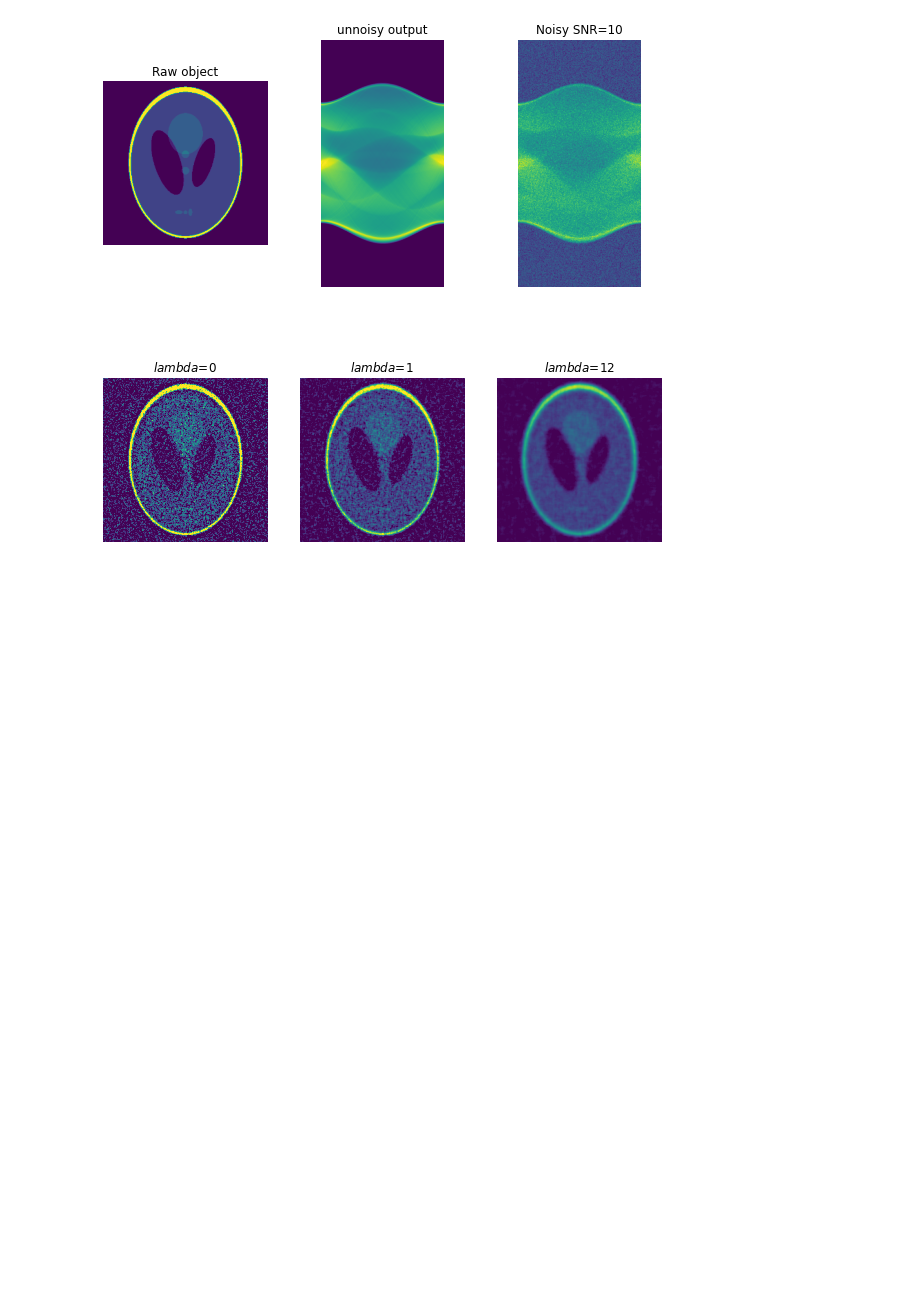
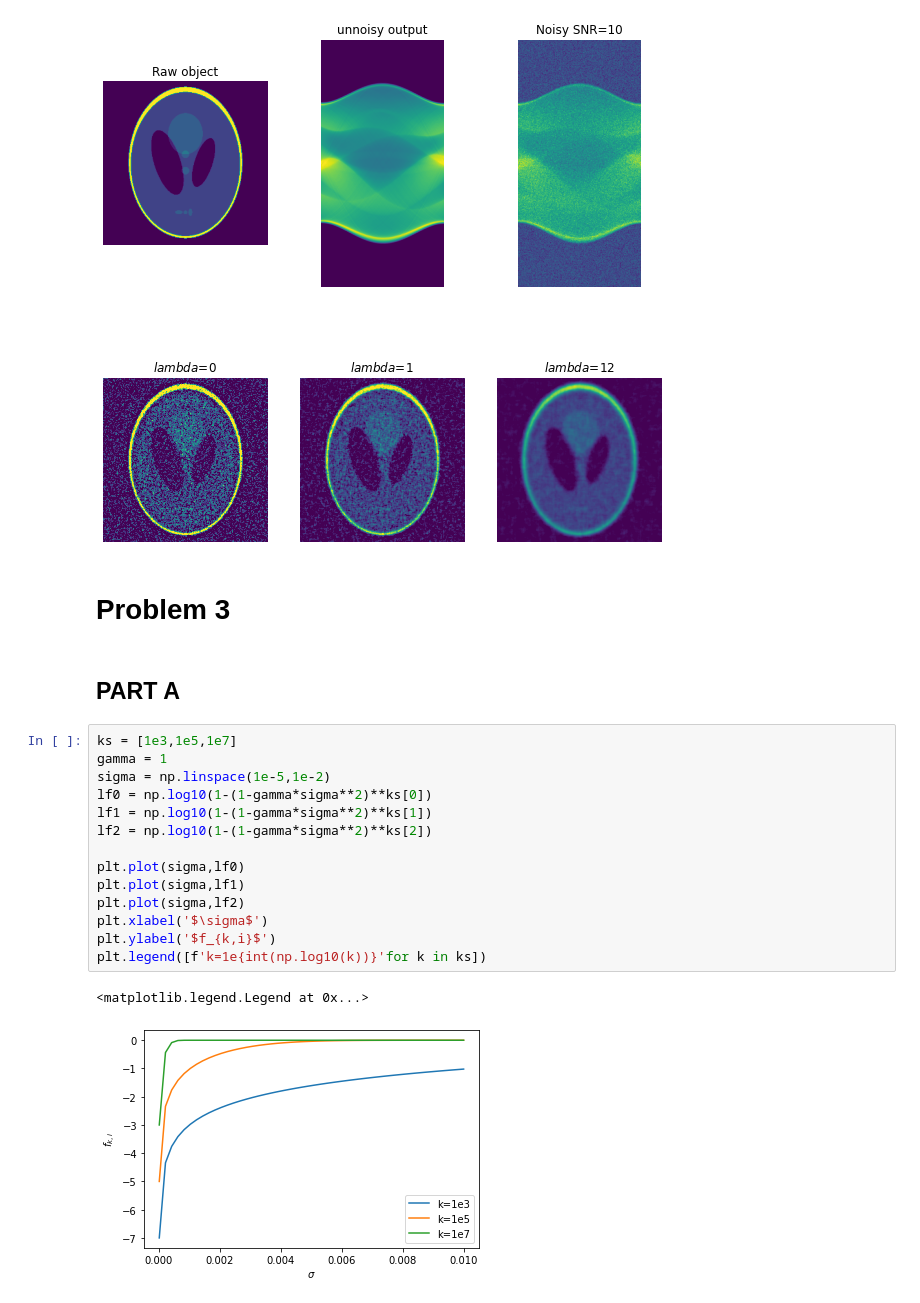
Before and after one commit to masa512/ece558, a Jupyter notebook: HW6.ipynb, the cells around one changed output. Saved outputs shown, nothing was run; the diff lists cells and outputs as text; blank space fills up the shorter version.

```diff
--- a/HW6.ipynb
+++ b/HW6.ipynb
@@ -350,3 +350,24 @@ a[5].set_title(f'$lambda$={lmbds[2]}')
 k = [axi.set_axis_off() for axi in a]
 # %% [output]
 [figure]
+# %% [markdown]
+# Problem 3
+# %% [markdown]
+## PART A
+# %%
+ks = [1e3,1e5,1e7]
+gamma = 1
+sigma = np.linspace(1e-5,1e-2)
+lf0 = np.log10(1-(1-gamma*sigma**2)**ks[0])
+lf1 = np.log10(1-(1-gamma*sigma**2)**ks[1])
+lf2 = np.log10(1-(1-gamma*sigma**2)**ks[2])
+
+plt.plot(sigma,lf0)
+plt.plot(sigma,lf1)
+plt.plot(sigma,lf2)
+plt.xlabel('$\sigma$')
+plt.ylabel('$f_{k,i}$')
+plt.legend([f'k=1e{int(np.log10(k))}'for k in ks])
+# %% [output]
+<matplotlib.legend.Legend at 0x...>
+[figure, added]
```
Also changed, not shown: parts of 14 cells of this notebook.
